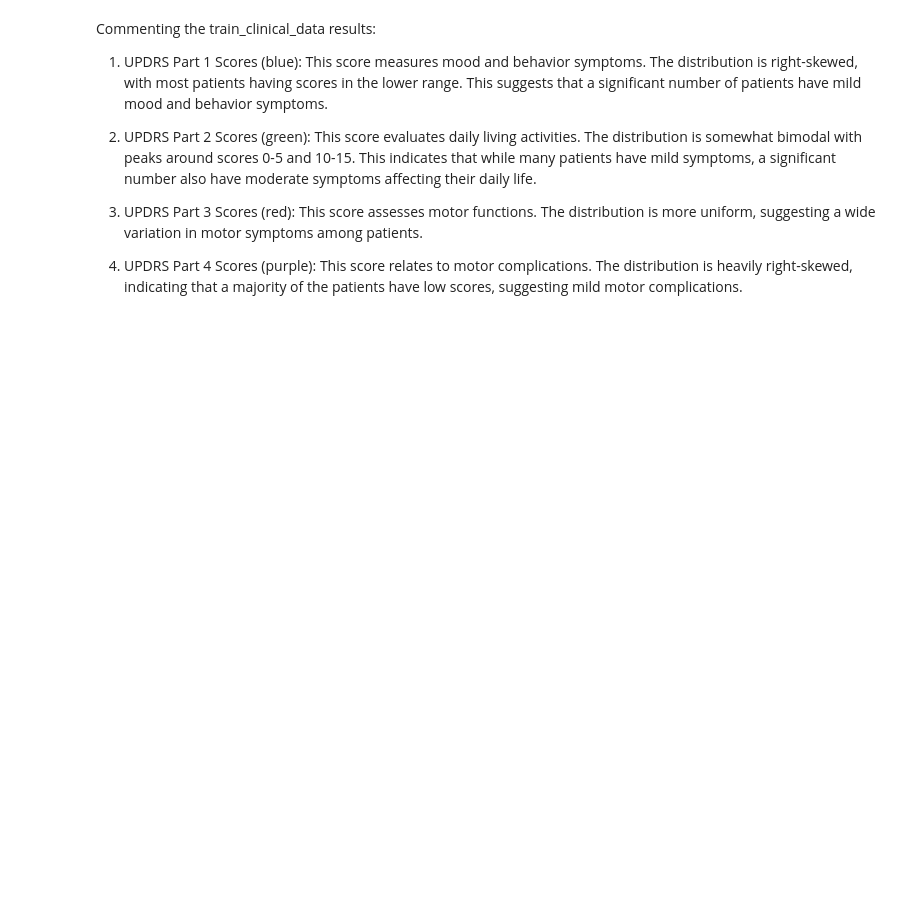
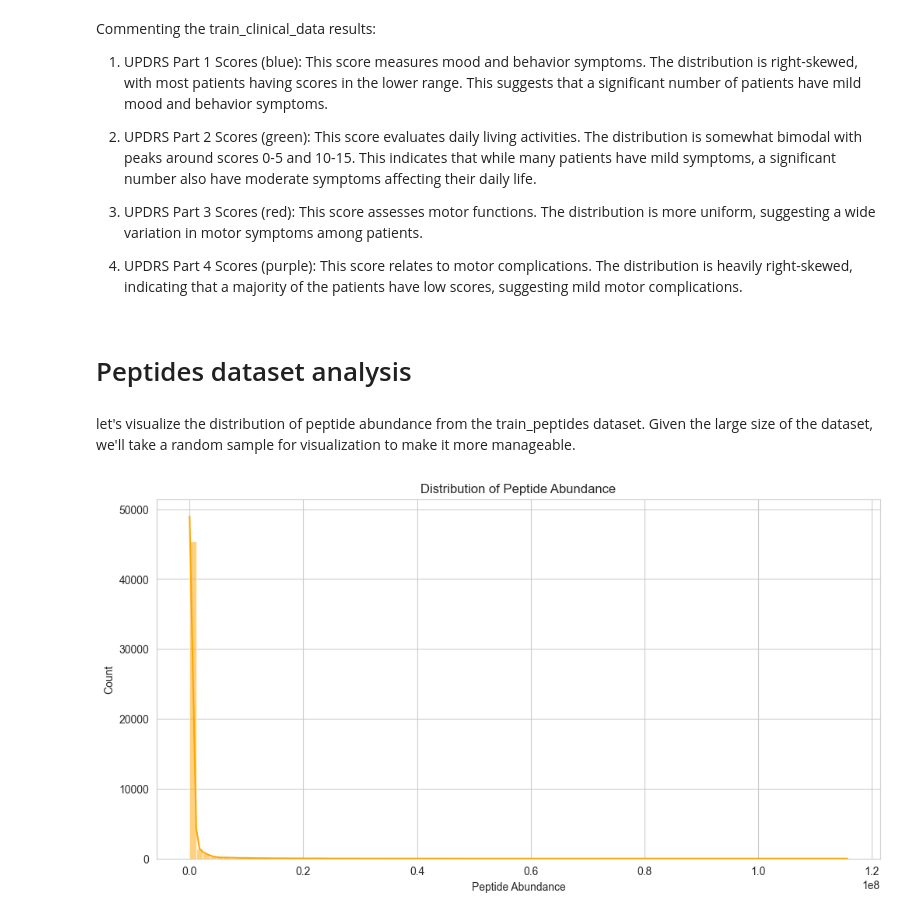
Before and after one commit to azizharouna/NeuroMetrics, a Jupyter notebook: data_visualization.ipynb, the cells around one changed output. Drawn from its saved outputs; the diff is of its cells as text; code cells hidden in the pictures; blank space fills up the shorter version.

Commit message:
distribution of peptide abundance

```diff
--- a/data_visualization.ipynb
+++ b/data_visualization.ipynb
@@ -66,3 +68,20 @@ The distribution is more uniform, suggesting a wide variation in motor symptoms
 4. UPDRS Part 4 Scores (purple):
 This score relates to motor complications.
 The distribution is heavily right-skewed, indicating that a majority of the patients have low scores, suggesting mild motor complications.
+# %% [markdown]
+# Peptides dataset analysis
+# %% [markdown]
+let's visualize the distribution of peptide abundance from the train_peptides dataset. Given the large size of the dataset, we'll take a random sample for visualization to make it more manageable.
+# %%
+# Sample a subset of the train_peptides dataset for visualization
+sample_peptides = train_peptides.sample(frac=0.05, random_state=42)
+
+# Plot the distribution of peptide abundance
+plt.figure(figsize=(12, 6))
+sns.histplot(sample_peptides['PeptideAbundance'], kde=True, color='orange', bins=100)
+plt.title('Distribution of Peptide Abundance')
+plt.xlabel('Peptide Abundance')
+plt.ylabel('Count')
+plt.show()
+# %% [output]
+[figure, added]
```
Also changed, not shown: parts of 1 cell of this notebook.
